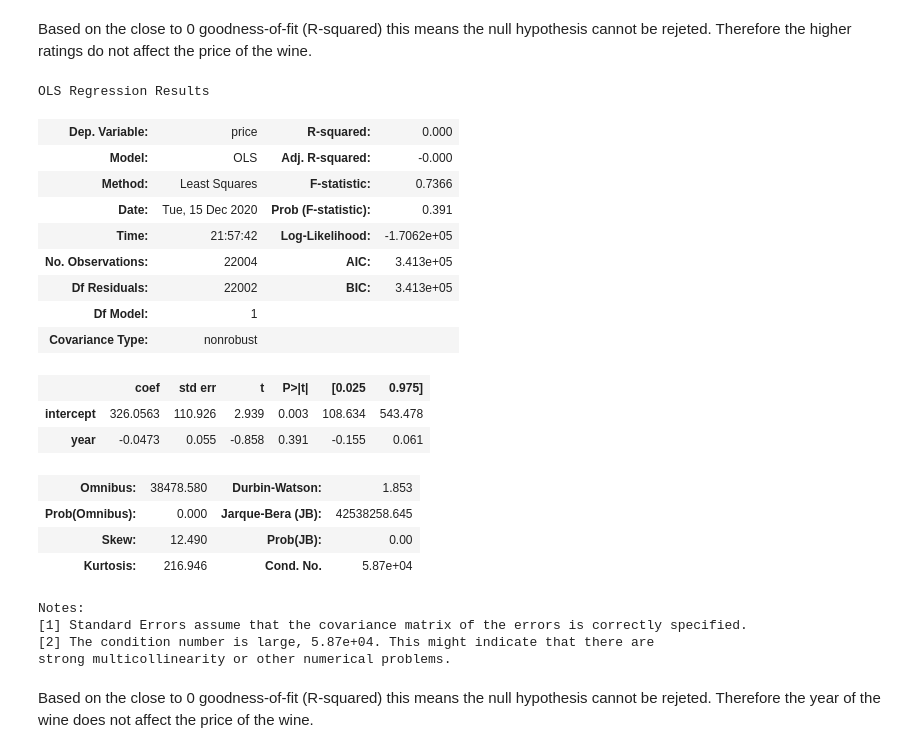
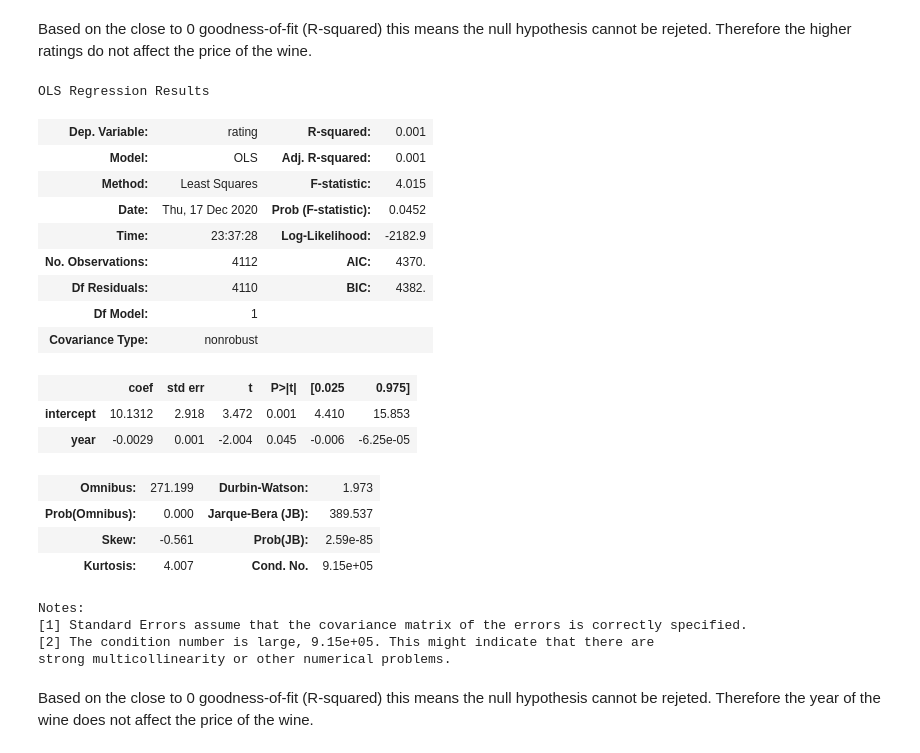
Before and after one commit to cbroomhead/webscraping_wine_project, a Jupyter notebook: wine_scraped_analyze.ipynb, the cells around one changed output. Drawn from its saved outputs; the diff is of its cells as text; code cells hidden in the pictures.

```diff
--- a/wine_scraped_analyze.ipynb
+++ b/wine_scraped_analyze.ipynb
@@ -85,30 +85,30 @@ Based on the close to 0 goodness-of-fit (R-squared) this means the null hypothes
 # %%
 # null hypothesis in thise case would be that higher ratings don't affect the price of the wine
 ratings['intercept'] = 1
-lm = sm.OLS(ratings['price'], ratings[['intercept', 'year']])
+lm = sm.OLS(ratings['rating'], ratings[['intercept', 'year']])
 results = lm.fit()
 results.summary()
 # %% [output]
 OLS Regression Results
-| Dep. Variable: | price | R-squared: | 0.000 |
-| Model: | OLS | Adj. R-squared: | -0.000 |
-| Method: | Least Squares | F-statistic: | 0.7366 |
-| Date: | Tue, 15 Dec 2020 | Prob (F-statistic): | 0.391 |
-| Time: | 21:57:42 | Log-Likelihood: | -1.7062e+05 |
-| No. Observations: | 22004 | AIC: | 3.413e+05 |
-| Df Residuals: | 22002 | BIC: | 3.413e+05 |
+| Dep. Variable: | rating | R-squared: | 0.001 |
+| Model: | OLS | Adj. R-squared: | 0.001 |
+| Method: | Least Squares | F-statistic: | 4.015 |
+| Date: | Thu, 17 Dec 2020 | Prob (F-statistic): | 0.0452 |
+| Time: | 23:37:28 | Log-Likelihood: | -2182.9 |
+| No. Observations: | 4112 | AIC: | 4370. |
+| Df Residuals: | 4110 | BIC: | 4382. |
 | Df Model: | 1 |  |  |
 | Covariance Type: | nonrobust |  |  |
 |  | coef | std err | t | P>|t| | [0.025 | 0.975] |
-| intercept | 326.0563 | 110.926 | 2.939 | 0.003 | 108.634 | 543.478 |
-| year | -0.0473 | 0.055 | -0.858 | 0.391 | -0.155 | 0.061 |
+| intercept | 10.1312 | 2.918 | 3.472 | 0.001 | 4.410 | 15.853 |
+| year | -0.0029 | 0.001 | -2.004 | 0.045 | -0.006 | -6.25e-05 |
-| Omnibus: | 38478.580 | Durbin-Watson: | 1.853 |
-| Prob(Omnibus): | 0.000 | Jarque-Bera (JB): | 42538258.645 |
-| Skew: | 12.490 | Prob(JB): | 0.00 |
-| Kurtosis: | 216.946 | Cond. No. | 5.87e+04 |
+| Omnibus: | 271.199 | Durbin-Watson: | 1.973 |
+| Prob(Omnibus): | 0.000 | Jarque-Bera (JB): | 389.537 |
+| Skew: | -0.561 | Prob(JB): | 2.59e-85 |
+| Kurtosis: | 4.007 | Cond. No. | 9.15e+05 |
 Notes:
 [1] Standard Errors assume that the covariance matrix of the errors is correctly specified.
-[2] The condition number is large, 5.87e+04. This might indicate that there are
+[2] The condition number is large, 9.15e+05. This might indicate that there are
 strong multicollinearity or other numerical problems.
 # %% [markdown]
 Based on the close to 0 goodness-of-fit (R-squared) this means the null hypothesis cannot be rejeted. Therefore the year of the wine does not affect the price of the wine.
```
Also changed, not shown: parts of 4 cells of this notebook, 1 other file.
